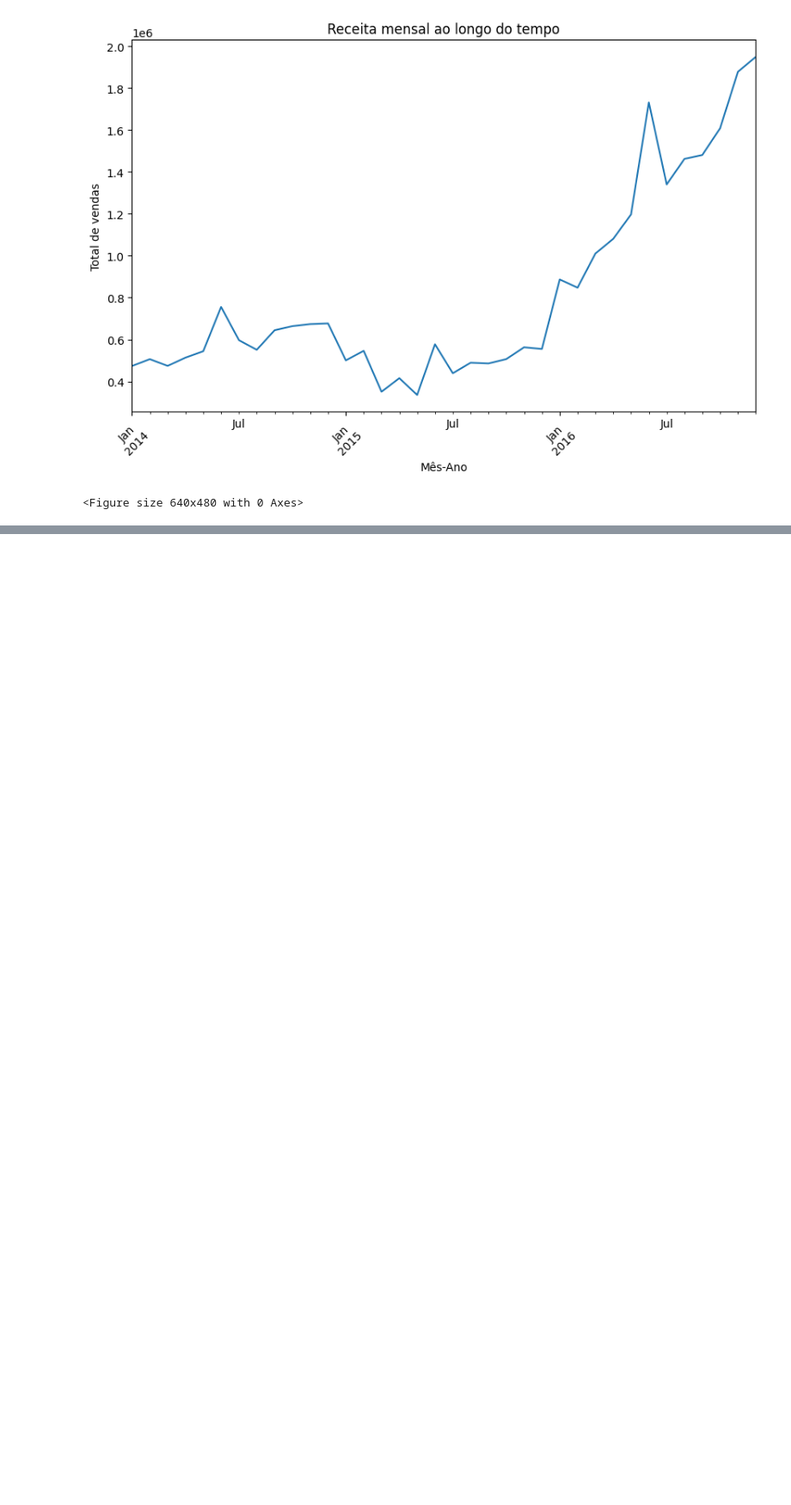
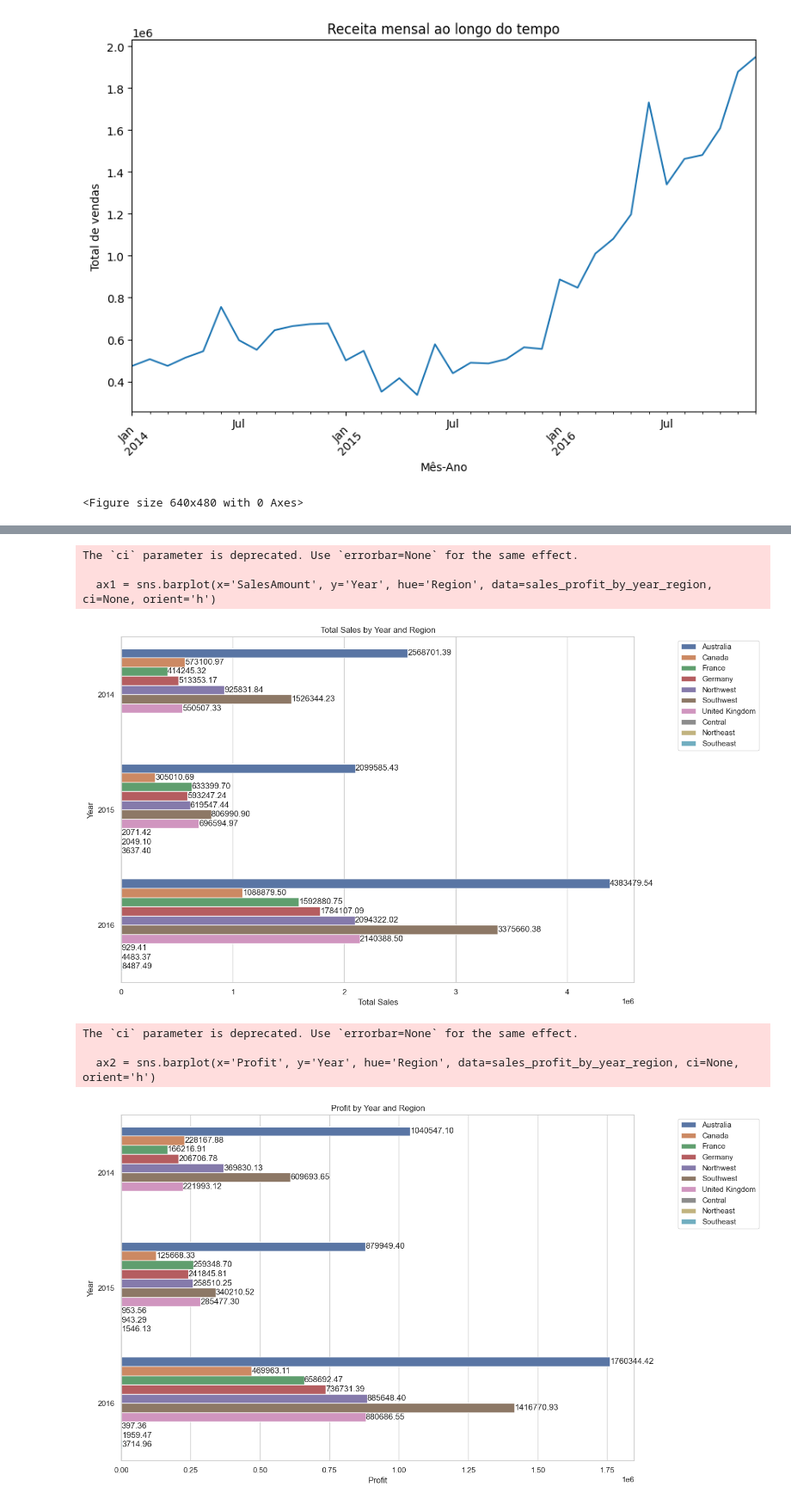
Before and after one commit to Erick-Bryan-Cubas/teste-candidatura-cilia-tecnologia, a Jupyter notebook: src/analysis-dataset-1.ipynb, the cells around one changed output, grey strips where cells are left out. Shown: that part at 86% size. Cells and saved outputs as stored; diff of their text form; code cells hidden in the pictures; blank space fills up the shorter version.

```diff
--- a/src/analysis-dataset-1.ipynb
+++ b/src/analysis-dataset-1.ipynb
@@ -649,0 +754,44 @@ plt.tight_layout()
+# %%
+import seaborn as sns
+
+# Configurar o estilo dos gráficos
+sns.set(style="whitegrid")
+
+# Exemplo 1: Total de Vendas por Ano e Região (Barras Horizontais)
+plt.figure(figsize=(14, 8))
+ax1 = sns.barplot(x='SalesAmount', y='Year', hue='Region', data=sales_profit_by_year_region, ci=None, orient='h')
+plt.title('Total Sales by Year and Region')
+plt.xlabel('Total Sales')
+plt.ylabel('Year')
+plt.legend(loc='upper right', bbox_to_anchor=(1.25, 1))
+
+# Adicionar valores no topo das barras
+for container in ax1.containers:
+    ax1.bar_label(container, fmt='%.2f')
+
+plt.tight_layout()
+plt.show()
+
+# Exemplo 2: Lucro por Ano e Região (Barras Horizontais)
+plt.figure(figsize=(14, 8))
+ax2 = sns.barplot(x='Profit', y='Year', hue='Region', data=sales_profit_by_year_region, ci=None, orient='h')
+plt.title('Profit by Year and Region')
+plt.xlabel('Profit')
+plt.ylabel('Year')
+plt.legend(loc='upper right', bbox_to_anchor=(1.25, 1))
+
+# Adicionar valores no topo das barras
+for container in ax2.containers:
+    ax2.bar_label(container, fmt='%.2f')
+
+plt.tight_layout()
+plt.show()
+# %% [output]
+The `ci` parameter is deprecated. Use `errorbar=None` for the same effect.
+
+  ax1 = sns.barplot(x='SalesAmount', y='Year', hue='Region', data=sales_profit_by_year_region, ci=None, orient='h')
+[figure, added]
+The `ci` parameter is deprecated. Use `errorbar=None` for the same effect.
+
+  ax2 = sns.barplot(x='Profit', y='Year', hue='Region', data=sales_profit_by_year_region, ci=None, orient='h')
+[figure, added]
```
Also changed, not shown: parts of 3 cells of this notebook.
